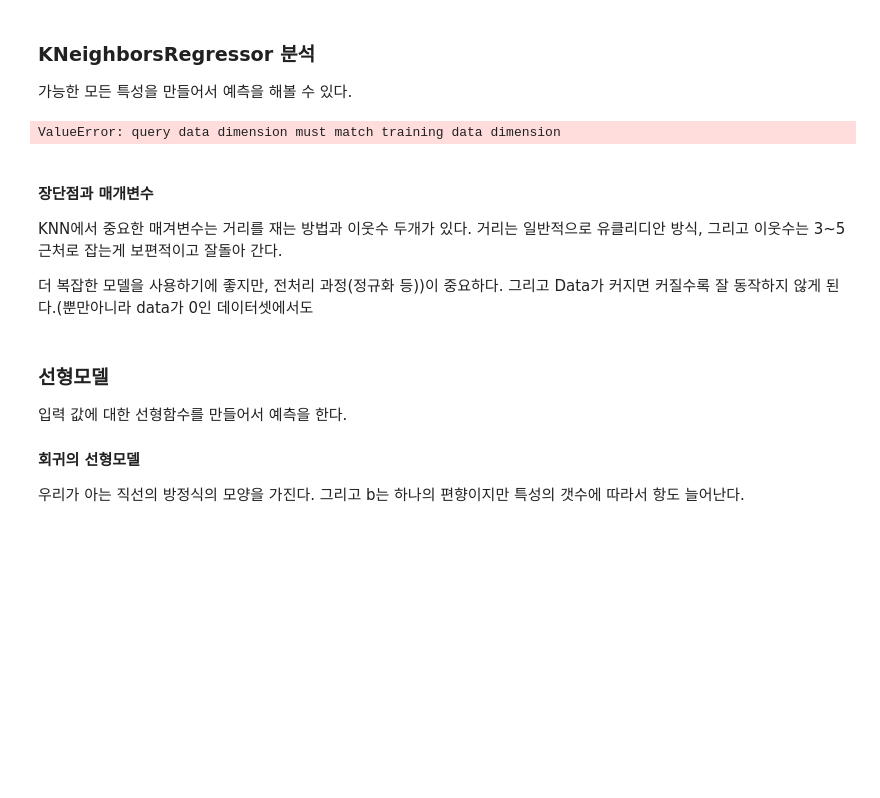
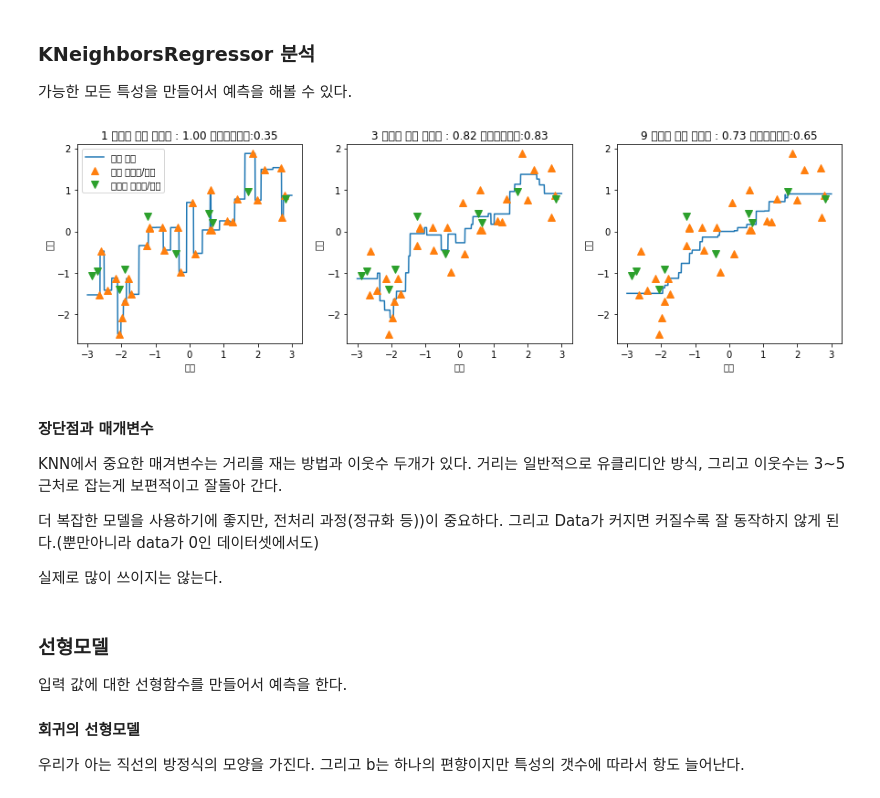
Before and after one commit to chihun-jang/..., a Jupyter notebook: datastudy/2) 지도학습.ipynb, the cells around one changed output. Cells and saved outputs as stored; diff of their text form; code cells hidden in the pictures; blank space fills up the shorter version.

```diff
--- a/datastudy/2) 지도학습.ipynb
+++ b/datastudy/2) 지도학습.ipynb
@@ -209,6 +209,7 @@ mglearn.plots.plot_knn_regression(n_neighbors=3)
 [figure]
 # %%
 from sklearn.neighbors import KNeighborsRegressor
+
 
 X, y = mglearn.datasets.make_wave(n_samples= 40)
 
@@ -216,7 +217,7 @@ X, y = mglearn.datasets.make_wave(n_samples= 40)
 X_train, X_test, y_train, y_test = train_test_split(X, y, random_state=0)
 
 # 이웃의 수를 3으로 하여 모델의 객체를 만든다
-reg = KNeighborsRegressor(n_neighbros=3)
+reg = KNeighborsRegressor(n_neighbors=3)
 # 훈련 데이터와 타깃을 사용해 모델을 학습
 reg.fit(X_train,y_train)
 # %% [output]
@@ -240,20 +243,20 @@ NameError: name 'reg' is not defined
 # %%
 fig, axes = plt.subplots(1,3 , figsize=(15,4))
 line = np.linspace(-3,3,1000).reshape(-1,1)
 
 for n_neighbors, ax in zip([1,3,9], axes):
     reg = KNeighborsRegressor(n_neighbors=n_neighbors)
     reg.fit(X_train, y_train)
     ax.plot(line, reg.predict(line))
     ax.plot(X_train, y_train, "^", markersize = 8)
     ax.plot(X_test,y_test, 'v', markersize= 8)
 
     ax.set_title(f"{n_neighbors} 이웃의 훈련 스코어 : {reg.score(X_train,y_train):.2f} 테스트스코어:{reg.score(X_test,y_test):.2f}")
     ax.set_xlabel("특성")
     ax.set_ylabel("타깃")
-    axes[0].legend("모델 예측", "훈련 데이터/타깃", "테스트 데이터/타깃",loc="best")
+    axes[0].legend(["모델 예측", "훈련 데이터/타깃", "테스트 데이터/타깃"],loc="best")
 # %% [output]
-ValueError: query data dimension must match training data dimension
+[figure, added]
 # %% [markdown]
 #### 장단점과 매개변수
 
@@ -261,7 +264,9 @@ KNN에서 중요한 매겨변수는 거리를 재는 방법과 이웃수 두개
 거리는 일반적으로 유클리디안 방식, 그리고 이웃수는 3~5근처로 잡는게 보편적이고 잘돌아 간다.
 
 더 복잡한 모델을 사용하기에 좋지만, 전처리 과정(정규화 등))이 중요하다.
-그리고 Data가 커지면 커질수록 잘 동작하지 않게 된다.(뿐만아니라 data가 0인 데이터셋에서도
+그리고 Data가 커지면 커질수록 잘 동작하지 않게 된다.(뿐만아니라 data가 0인 데이터셋에서도)
+
+실제로 많이 쓰이지는 않는다.
 # %% [markdown]
 ### 선형모델
 
```
Also changed, not shown: parts of 39 cells of this notebook.
